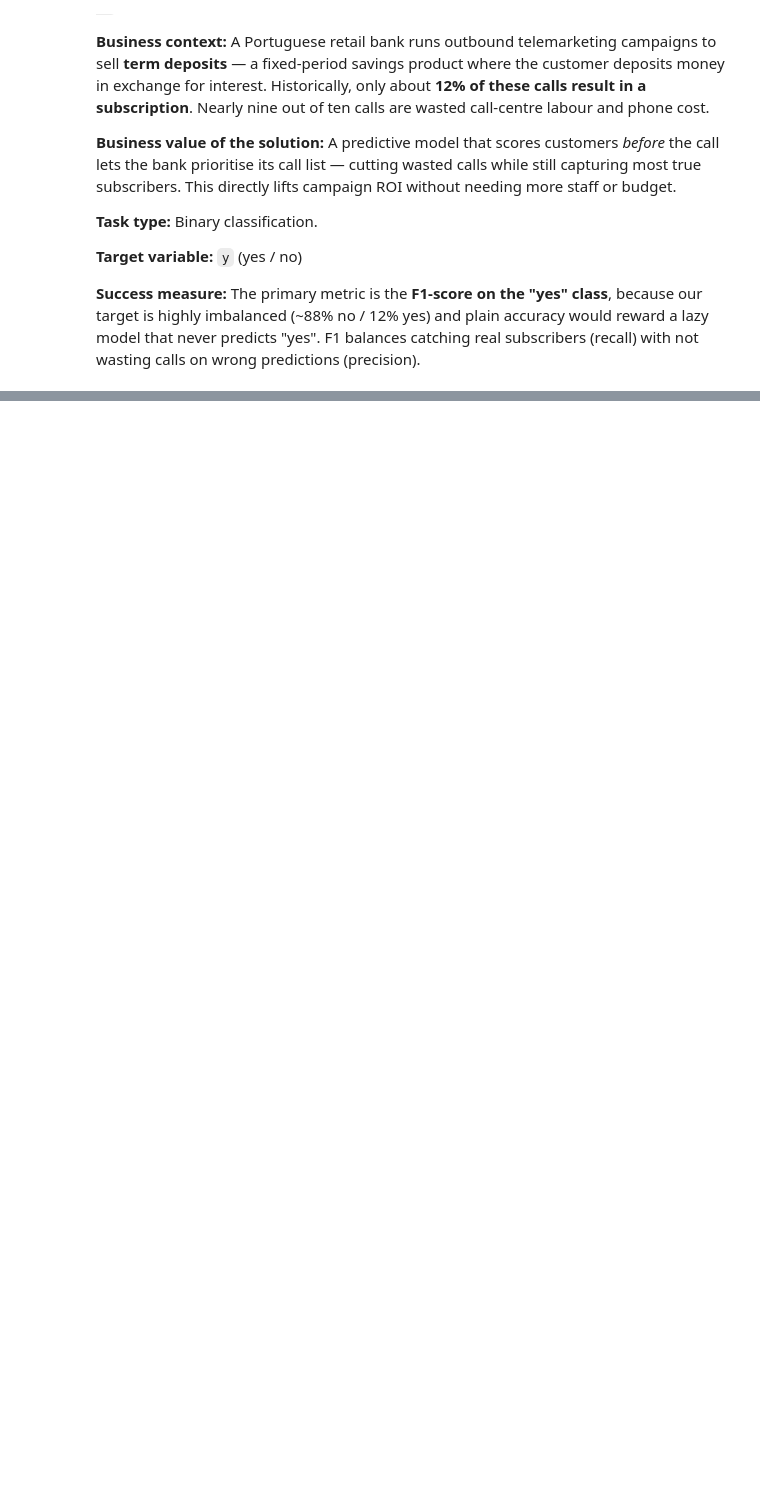
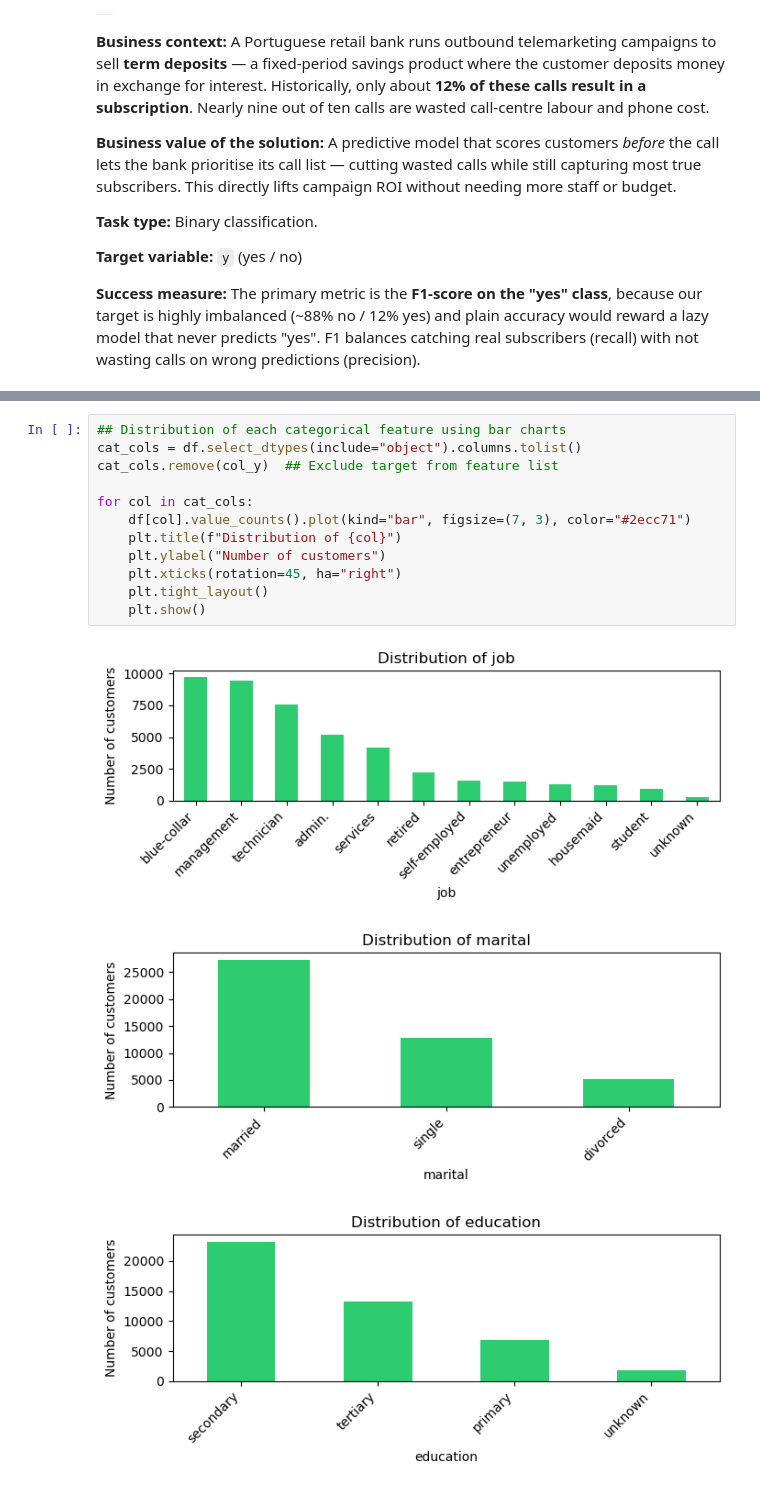
Before and after one commit to gavinlautp/mldp-bank-marketing, a Jupyter notebook: MLDP_Program_Codes.ipynb, the cells around one changed output, grey strips where cells are left out. Drawn from its saved outputs; the diff is of its cells as text; blank space fills up the shorter version.

```diff
--- a/MLDP_Program_Codes.ipynb
+++ b/MLDP_Program_Codes.ipynb
@@ -49,0 +208,16 @@ RANDOM_STATE = 2026
+# %%
+## Distribution of each categorical feature using bar charts
+cat_cols = df.select_dtypes(include="object").columns.tolist()
+cat_cols.remove(col_y)  ## Exclude target from feature list
+
+for col in cat_cols:
+    df[col].value_counts().plot(kind="bar", figsize=(7, 3), color="#2ecc71")
+    plt.title(f"Distribution of {col}")
+    plt.ylabel("Number of customers")
+    plt.xticks(rotation=45, ha="right")
+    plt.tight_layout()
+    plt.show()
+# %% [output]
+[figure, added]
+[figure, added]
+[figure, added]
```
Also changed, not shown: parts of 26 cells of this notebook.
